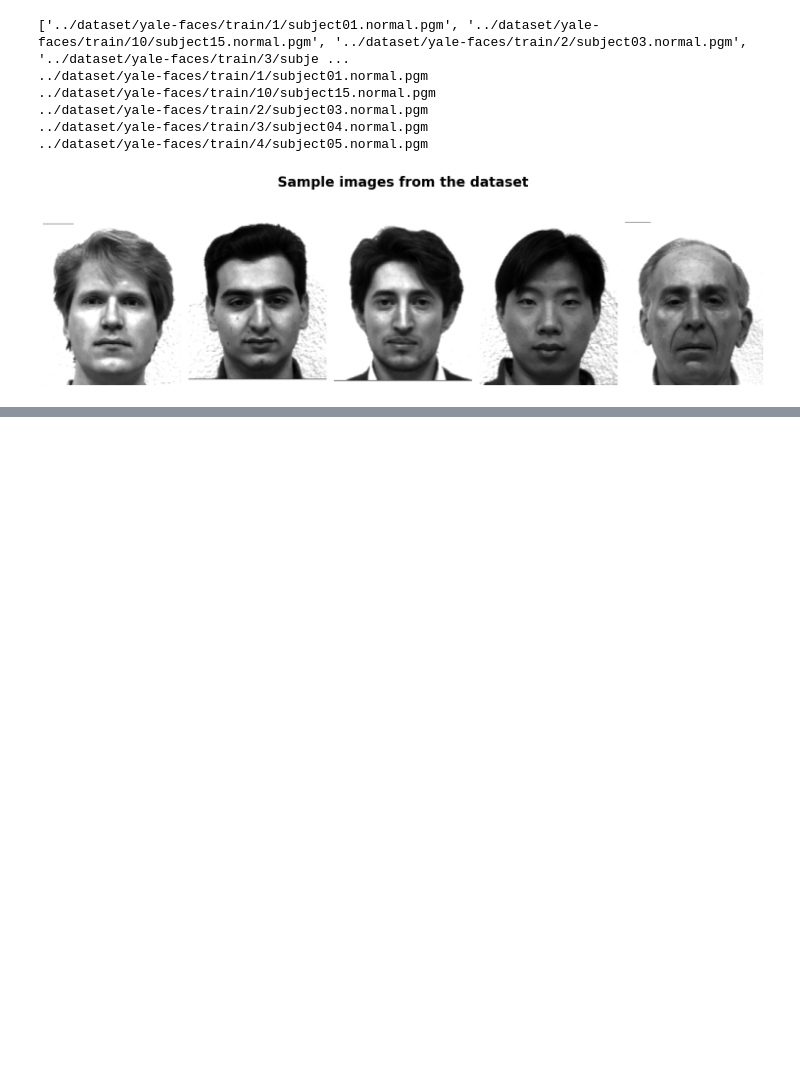
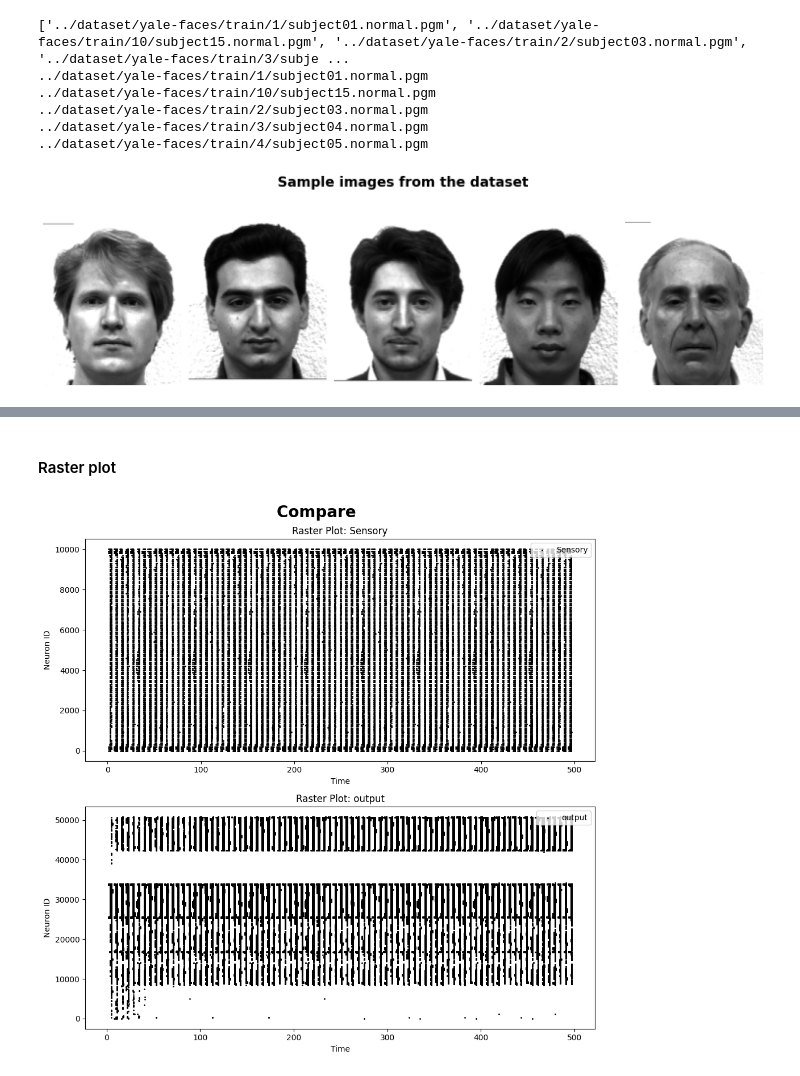
Before and after one commit to Amir-Entezari/neuroscience-convolutional-spiking-neural-network, a Jupyter notebook: notebooks/part2.ipynb, the cells around one changed output, grey strips where cells are left out. Cells and saved outputs as stored; diff of their text form; code cells hidden in the pictures; blank space fills up the shorter version.

```diff
--- a/notebooks/part2.ipynb
+++ b/notebooks/part2.ipynb
@@ -285,0 +288,10 @@ plt.show()
+# %%
+# Create DoG kernels
+dog_kernel = DoGFilter(size=15, sigma_1=2, sigma_2=4, zero_mean=True, one_sum=True).unsqueeze(0).unsqueeze(0)
+
+dog_filter = Conv2dFilter(dog_kernel, padding='same')
+# %%
+SENSORY_SIZE_HEIGHT = 100
+SENSORY_SIZE_WIDTH = 100
+INSTANCE_DURATION = 5
+SILENT_INTERVAL = 1
@@ -285,0 +318,17 @@ plt.show()
+# %%
+sim = CustomSimulation(dataloader=dl,
+                       sensory_size_height=SENSORY_SIZE_HEIGHT,
+                       sensory_size_width=SENSORY_SIZE_WIDTH,
+                       instance_duration=INSTANCE_DURATION,
+                       silent_interval=SILENT_INTERVAL,
+                       sensory_trace_tau_s=5,
+                       l2_depth=6,
+                       l2_trace_tau=5,
+                       l2_kwta_k=1,
+                       l2_activity_rate=0.4,
+                       l2_activity_updating_rate=0.1,
+                       syn_inp_out_coef=10,
+                       syn_out_out_lateral_coef=0.1,
+                       l2_kernel_width=9,
+                       l2_kernel_height=9,
+                       )
@@ -285,0 +348,19 @@ plt.show()
+# %% [markdown]
+#### Raster plot
+# %%
+if sim.output_layer.behavior[351].variables["spikes"].shape[0]<10000000:
+
+    fig = plt.figure(figsize=(10, 10))
+
+    ax1 = fig.add_subplot(2, 1, 1)
+    plot_neuron.add_raster_plot(sim.input_layer.sensory_pop, ax1, event_recorder_class=EventRecorder, s=1,color='black')
+
+    ax2 = fig.add_subplot(2, 1, 2)
+    plot_neuron.add_raster_plot(sim.output_layer, ax2, event_recorder_class=EventRecorder, s=1,color='black')
+
+    fig.suptitle("Compare ", fontsize=20, fontweight='bold')
+    plt.tight_layout()
+    # plt.savefig("report/plots/part1-input-layer-compare-filters.pdf")
+    plt.show()
+# %% [output]
+[figure, added]
```
Also changed, not shown: parts of 22 cells of this notebook.
